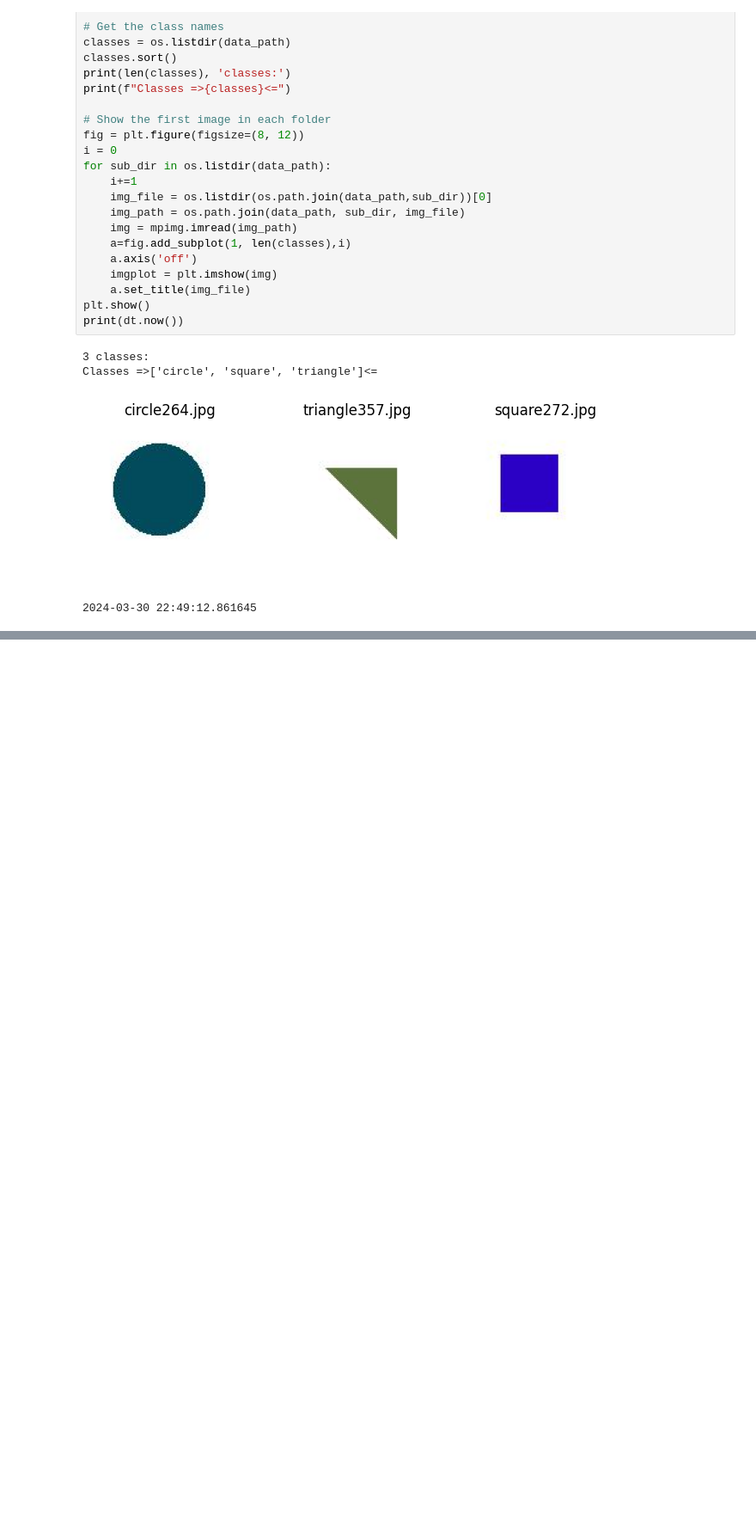
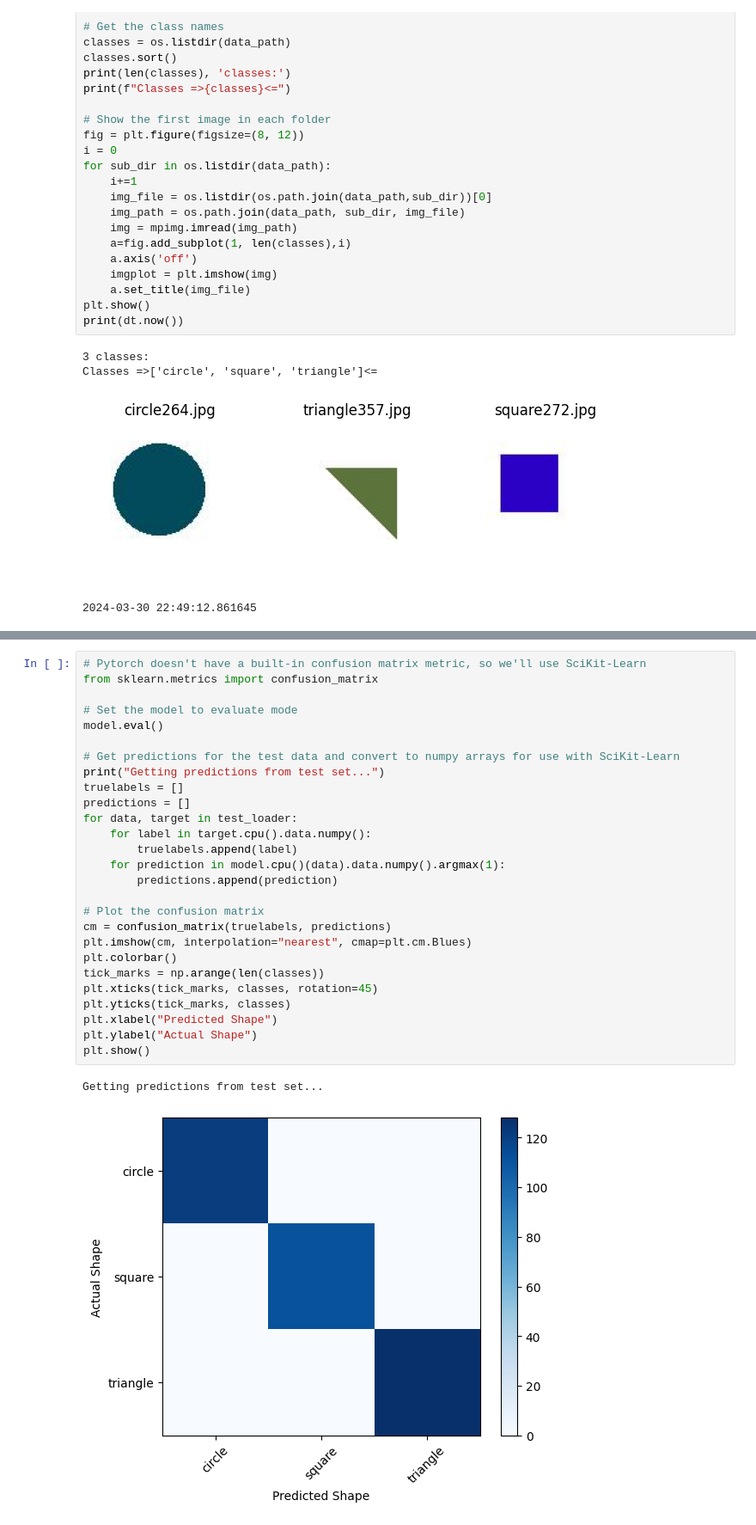
Before and after one commit to sraghav/ml-basics, a Jupyter notebook: rs-notebook-cnn.ipynb, the cells around one changed output, grey strips where cells are left out. Shown at 86% size. Cells and saved outputs as stored; diff of their text form; blank space fills up the shorter version.

```diff
--- a/rs-notebook-cnn.ipynb
+++ b/rs-notebook-cnn.ipynb
@@ -284,0 +298,30 @@ Validation set: Average loss: 0.032411, Accuracy: 360/360 (100%)
+# %%
+# Pytorch doesn't have a built-in confusion matrix metric, so we'll use SciKit-Learn
+from sklearn.metrics import confusion_matrix
+
+# Set the model to evaluate mode
+model.eval()
+
+# Get predictions for the test data and convert to numpy arrays for use with SciKit-Learn
+print("Getting predictions from test set...")
+truelabels = []
+predictions = []
+for data, target in test_loader:
+    for label in target.cpu().data.numpy():
+        truelabels.append(label)
+    for prediction in model.cpu()(data).data.numpy().argmax(1):
+        predictions.append(prediction)
+
+# Plot the confusion matrix
+cm = confusion_matrix(truelabels, predictions)
+plt.imshow(cm, interpolation="nearest", cmap=plt.cm.Blues)
+plt.colorbar()
+tick_marks = np.arange(len(classes))
+plt.xticks(tick_marks, classes, rotation=45)
+plt.yticks(tick_marks, classes)
+plt.xlabel("Predicted Shape")
+plt.ylabel("Actual Shape")
+plt.show()
+# %% [output]
+Getting predictions from test set...
+[figure, added]
```
Also changed, not shown: parts of 5 cells of this notebook, 4 other files.
